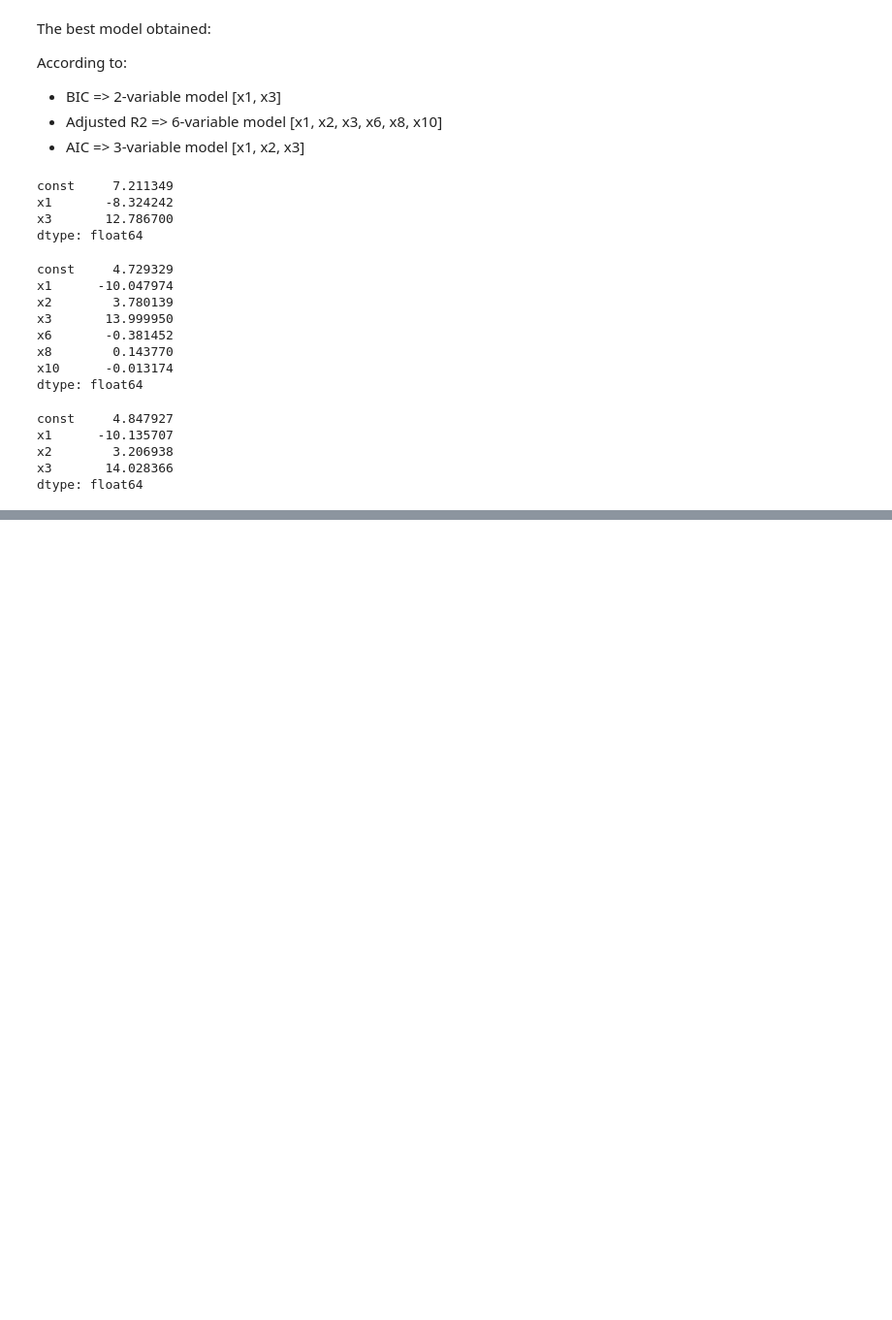
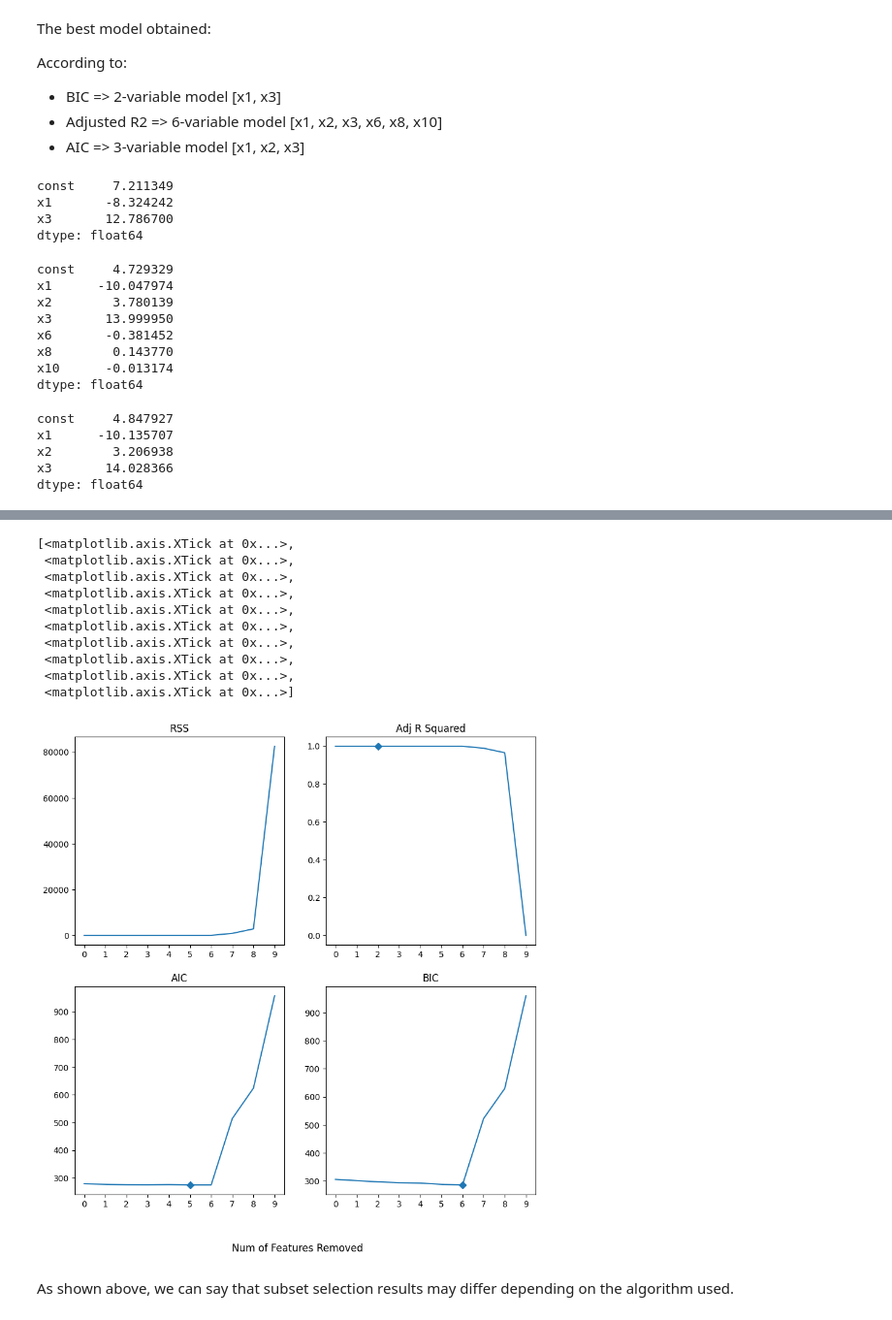
Before and after one commit to MaxBiber/statistics, a Jupyter notebook: forward_backward_stepwise_selection.ipynb, the cells around one changed output, grey strips where cells are left out. Shown at 97% size. Cells and saved outputs as stored; diff of their text form; code cells hidden in the pictures; blank space fills up the shorter version.

```diff
--- a/forward_backward_stepwise_selection.ipynb
+++ b/forward_backward_stepwise_selection.ipynb
@@ -168,0 +274,7 @@ dtype: float64
+# %%
+bestsub_backward = backward_stepwise(X, y, 1)
+# %%
+aic_back = [model[1].aic for model in bestsub_backward]
+bic_back = [model[1].bic for model in bestsub_backward]
+r2_adj_back = [model[1].rsquared_adj for model in bestsub_backward]
+rss_back = [model[1].ssr for model in bestsub_backward]
@@ -168,0 +304,35 @@ dtype: float64
+# %%
+fig, axes = plt.subplots(2, 2, sharex=False, sharey=False)
+fig.set_figheight(10)
+fig.set_figwidth(10)
+fig.supxlabel('Num of Features Removed')
+
+axes[0, 0].plot(rss_back)
+axes[0, 0].set_title('RSS')
+axes[0, 0].set_xticks(np.arange(0, 10, 1))
+
+axes[0, 1].plot(r2_adj_back, markevery=[np.argmax(r2_adj_back)], marker='D')
+axes[0, 1].set_title('Adj R Squared')
+axes[0, 1].set_xticks(np.arange(0, 10, 1))
+
+axes[1, 0].plot(aic_back, markevery=[np.argmin(aic_back)], marker='D')
+axes[1, 0].set_title('AIC')
+axes[1, 0].set_xticks(np.arange(0, 10, 1))
+
+axes[1, 1].plot(bic_back, markevery=[np.argmin(bic_back)], marker='D')
+axes[1, 1].set_title('BIC')
+axes[1, 1].set_xticks(np.arange(0, 10, 1))
+# %% [output]
+[<matplotlib.axis.XTick at 0x...>,
+ <matplotlib.axis.XTick at 0x...>,
+ <matplotlib.axis.XTick at 0x...>,
+ <matplotlib.axis.XTick at 0x...>,
+ <matplotlib.axis.XTick at 0x...>,
+ <matplotlib.axis.XTick at 0x...>,
+ <matplotlib.axis.XTick at 0x...>,
+ <matplotlib.axis.XTick at 0x...>,
+ <matplotlib.axis.XTick at 0x...>,
+ <matplotlib.axis.XTick at 0x...>]
+[figure, added]
+# %% [markdown]
+As shown above, we can say that subset selection results may differ depending on the algorithm used.
```
Also changed, not shown: parts of 10 cells of this notebook.
